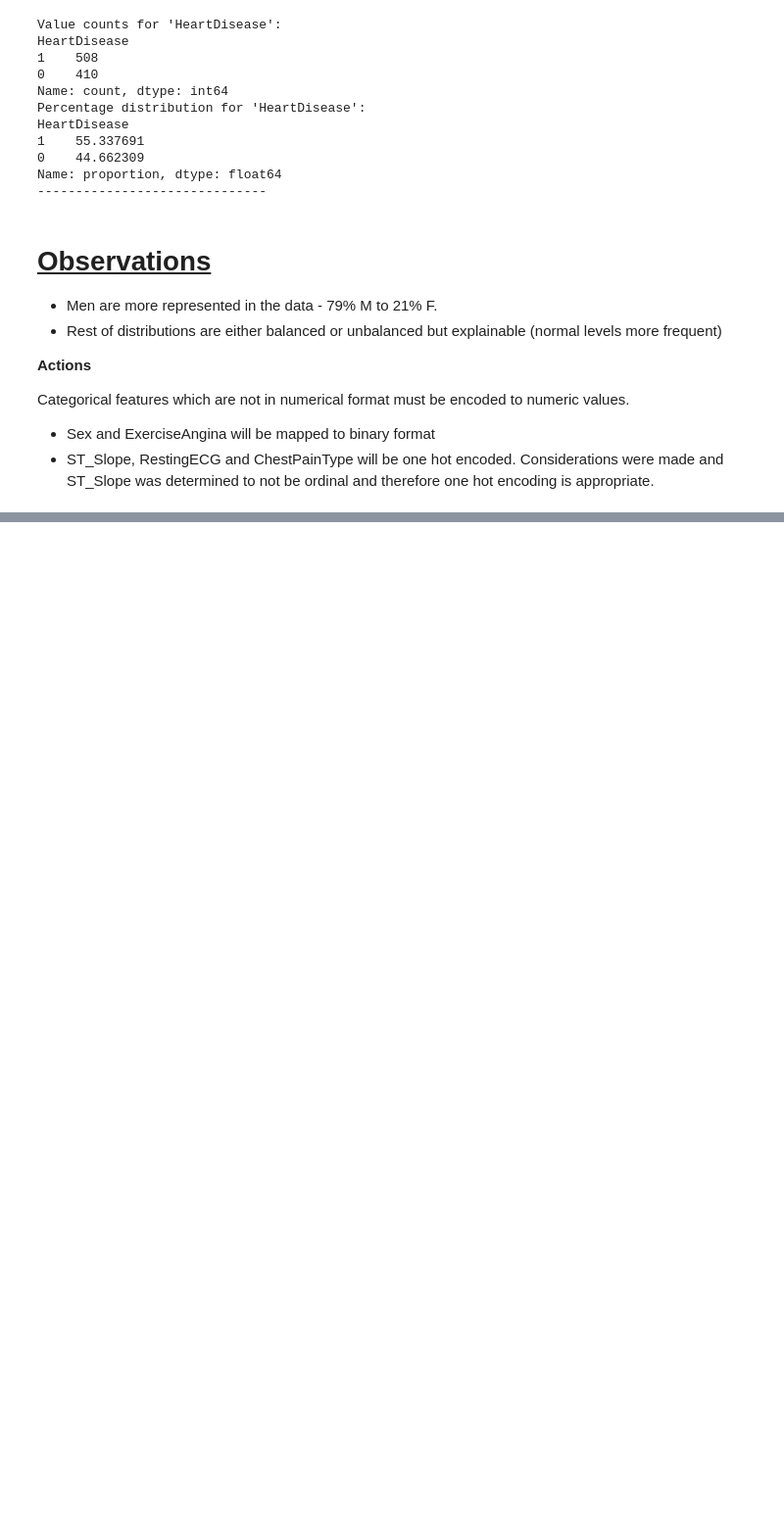
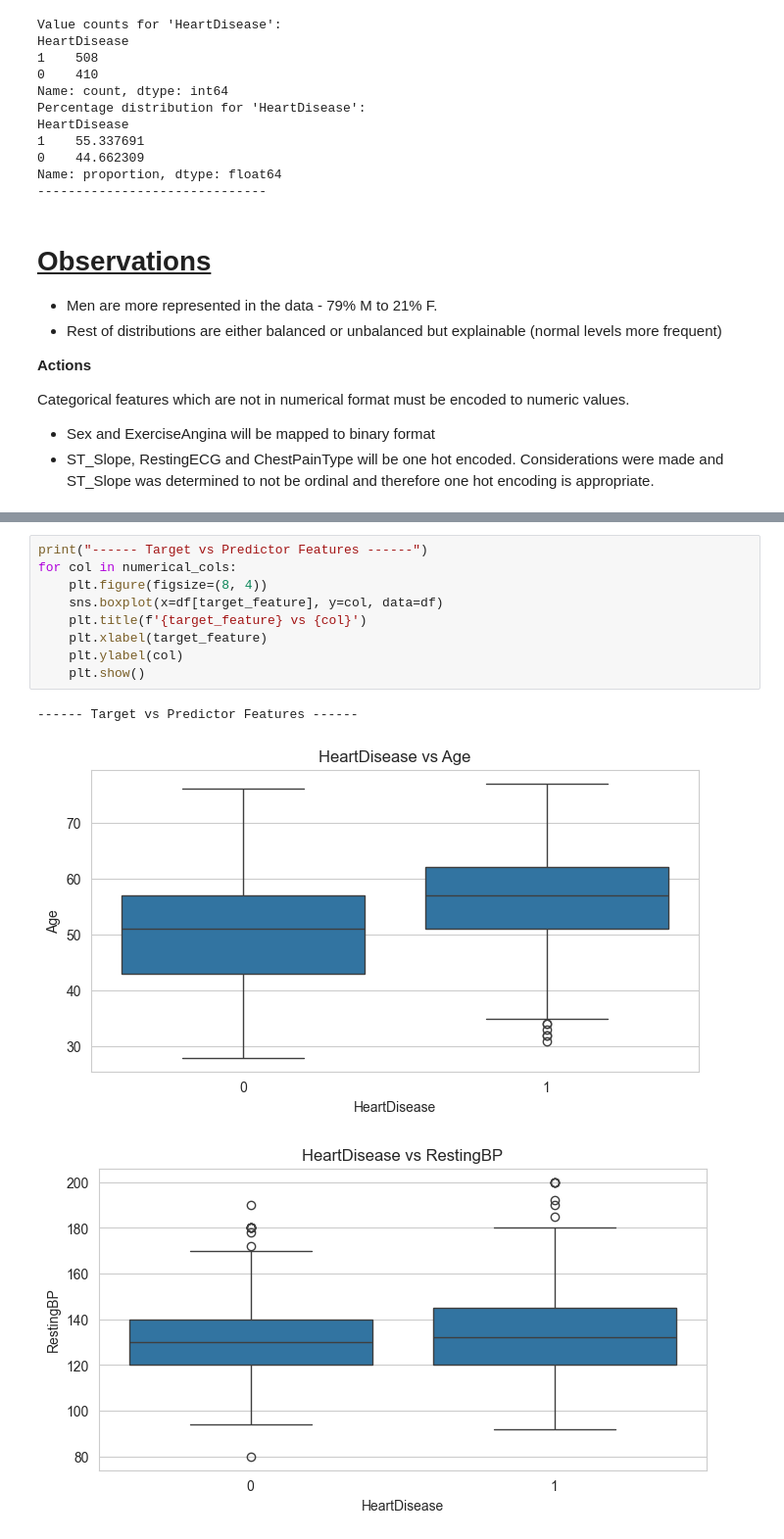
Before and after one commit to eblack007/HeartDiseaseProject, a Jupyter notebook: notebooks/01_eda_and_cleaning.ipynb, the cells around one changed output, grey strips where cells are left out. Shown at 98% size. Saved outputs shown, nothing was run; the diff lists cells and outputs as text; blank space fills up the shorter version.

```diff
--- a/notebooks/01_eda_and_cleaning.ipynb
+++ b/notebooks/01_eda_and_cleaning.ipynb
@@ -412,0 +422,13 @@ Categorical features which are not in numerical format must be encoded to numeri
+# %%
+print("------ Target vs Predictor Features ------")
+for col in numerical_cols:
+    plt.figure(figsize=(8, 4))
+    sns.boxplot(x=df[target_feature], y=col, data=df)
+    plt.title(f'{target_feature} vs {col}')
+    plt.xlabel(target_feature)
+    plt.ylabel(col)
+    plt.show()
+# %% [output]
+------ Target vs Predictor Features ------
+[figure, added]
+[figure, added]
```
Also changed, not shown: parts of 9 cells of this notebook.
